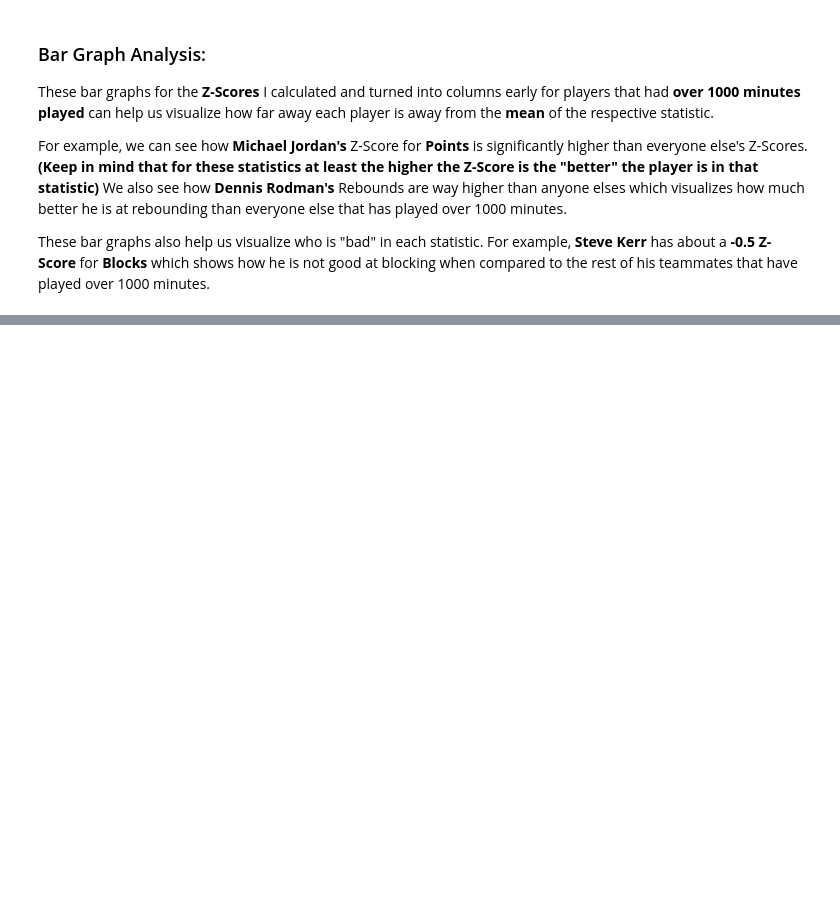
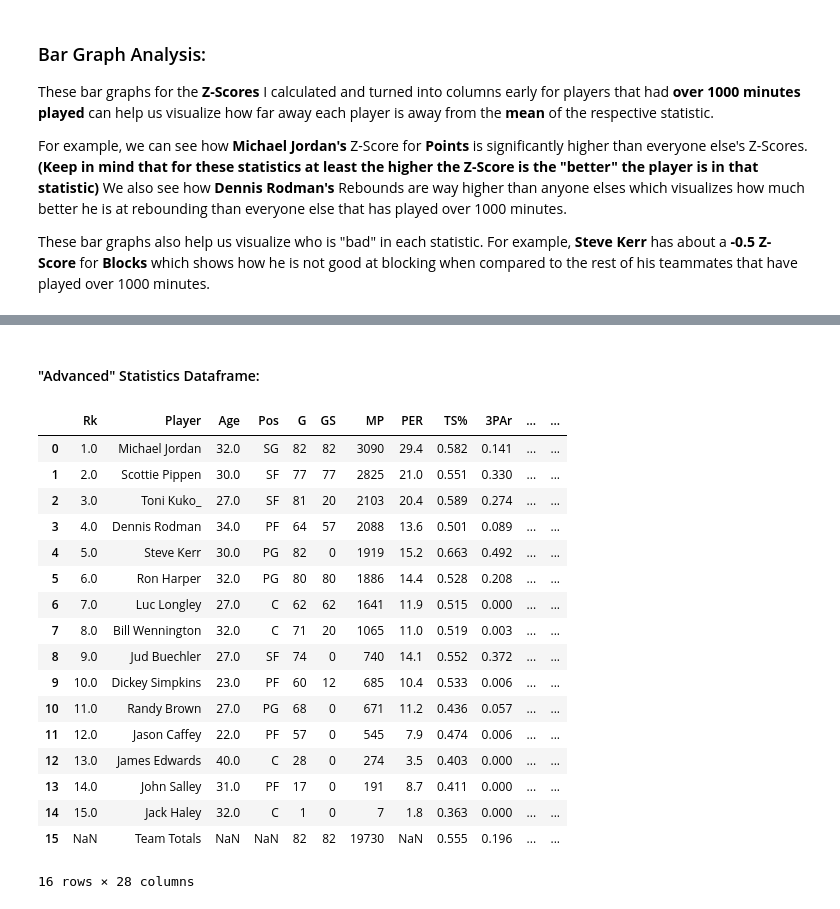
Before and after one commit to JoshuaMorales1245/Personal-Projects, a Jupyter notebook: project2/project2.ipynb, the cells around one changed output, grey strips where cells are left out. Saved outputs shown, nothing was run; the diff lists cells and outputs as text; code cells hidden in the pictures; blank space fills up the shorter version.

```diff
--- a/project2/project2.ipynb
+++ b/project2/project2.ipynb
@@ -450,0 +463,24 @@ Additionally, there are **awards won** for that season on the Data set that aren
+# %% [markdown]
+#### "Advanced" Statistics Dataframe:
+# %%
+df_advanced = pd.read_csv("Bulls_Advanced.csv")
+df_advanced
+# %% [output]
+|  | Rk | Player | Age | Pos | G | GS | MP | PER | TS% | 3PAr | ... | ... |
+| 0 | 1.0 | Michael Jordan | 32.0 | SG | 82 | 82 | 3090 | 29.4 | 0.582 | 0.141 | ... | ... |
+| 1 | 2.0 | Scottie Pippen | 30.0 | SF | 77 | 77 | 2825 | 21.0 | 0.551 | 0.330 | ... | ... |
+| 2 | 3.0 | Toni Kuko_ | 27.0 | SF | 81 | 20 | 2103 | 20.4 | 0.589 | 0.274 | ... | ... |
+| 3 | 4.0 | Dennis Rodman | 34.0 | PF | 64 | 57 | 2088 | 13.6 | 0.501 | 0.089 | ... | ... |
+| 4 | 5.0 | Steve Kerr | 30.0 | PG | 82 | 0 | 1919 | 15.2 | 0.663 | 0.492 | ... | ... |
+| 5 | 6.0 | Ron Harper | 32.0 | PG | 80 | 80 | 1886 | 14.4 | 0.528 | 0.208 | ... | ... |
+| 6 | 7.0 | Luc Longley | 27.0 | C | 62 | 62 | 1641 | 11.9 | 0.515 | 0.000 | ... | ... |
+| 7 | 8.0 | Bill Wennington | 32.0 | C | 71 | 20 | 1065 | 11.0 | 0.519 | 0.003 | ... | ... |
+| 8 | 9.0 | Jud Buechler | 27.0 | SF | 74 | 0 | 740 | 14.1 | 0.552 | 0.372 | ... | ... |
+| 9 | 10.0 | Dickey Simpkins | 23.0 | PF | 60 | 12 | 685 | 10.4 | 0.533 | 0.006 | ... | ... |
+| 10 | 11.0 | Randy Brown | 27.0 | PG | 68 | 0 | 671 | 11.2 | 0.436 | 0.057 | ... | ... |
+| 11 | 12.0 | Jason Caffey | 22.0 | PF | 57 | 0 | 545 | 7.9 | 0.474 | 0.006 | ... | ... |
+| 12 | 13.0 | James Edwards | 40.0 | C | 28 | 0 | 274 | 3.5 | 0.403 | 0.000 | ... | ... |
+| 13 | 14.0 | John Salley | 31.0 | PF | 17 | 0 | 191 | 8.7 | 0.411 | 0.000 | ... | ... |
+| 14 | 15.0 | Jack Haley | 32.0 | C | 1 | 0 | 7 | 1.8 | 0.363 | 0.000 | ... | ... |
+| 15 | NaN | Team Totals | NaN | NaN | 82 | 82 | 19730 | NaN | 0.555 | 0.196 | ... | ... |
+16 rows × 28 columns
```
Also changed, not shown: parts of 29 cells of this notebook.
